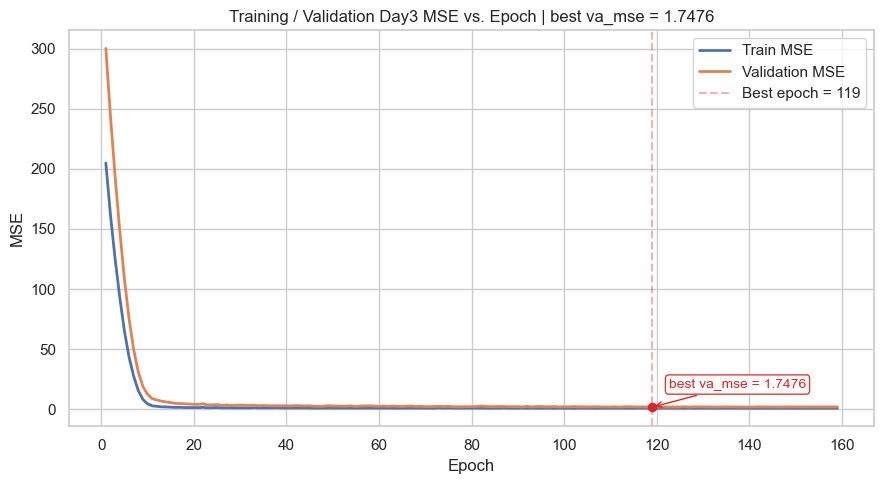
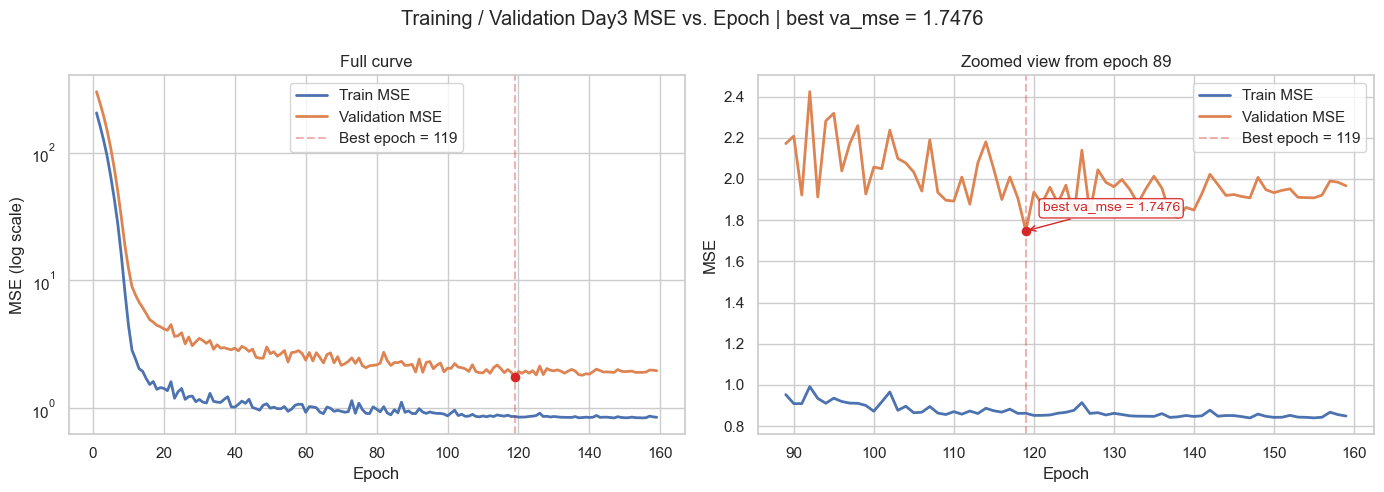
Unified diff of the notebook cell whose output changed from the first chart to the second:
--- before
+++ after
@@ -4,10 +4,26 @@
 best_va_mse = val_hist[best_epoch_plot - 1]
 
-plt.figure(figsize=(9, 5))
-plt.plot(epochs_ran, train_hist, label='Train MSE', linewidth=2)
-plt.plot(epochs_ran, val_hist, label='Validation MSE', linewidth=2)
-plt.axvline(best_epoch_plot, color='tab:red', linestyle='--', alpha=0.35, label=f'Best epoch = {best_epoch_plot}')
-plt.scatter(best_epoch_plot, best_va_mse, color='tab:red', s=35, zorder=3)
-plt.annotate(
+# 左圖看整體趨勢時，用 log y 軸避免前期大 MSE 把後面壓扁。
+# 右圖只放大後期 epochs，方便看細部變化。
+zoom_start = max(1, best_epoch_plot - 30)
+zoom_mask = epochs_ran >= zoom_start
+
+fig, axes = plt.subplots(1, 2, figsize=(14, 5))
+
+axes[0].plot(epochs_ran, train_hist, label='Train MSE', linewidth=2)
+axes[0].plot(epochs_ran, val_hist, label='Validation MSE', linewidth=2)
+axes[0].axvline(best_epoch_plot, color='tab:red', linestyle='--', alpha=0.35, label=f'Best epoch = {best_epoch_plot}')
+axes[0].scatter(best_epoch_plot, best_va_mse, color='tab:red', s=35, zorder=3)
+axes[0].set_yscale('log')
+axes[0].set_xlabel('Epoch')
+axes[0].set_ylabel('MSE (log scale)')
+axes[0].set_title('Full curve')
+axes[0].legend()
+
+axes[1].plot(epochs_ran[zoom_mask], np.array(train_hist)[zoom_mask], label='Train MSE', linewidth=2)
+axes[1].plot(epochs_ran[zoom_mask], np.array(val_hist)[zoom_mask], label='Validation MSE', linewidth=2)
+axes[1].axvline(best_epoch_plot, color='tab:red', linestyle='--', alpha=0.35, label=f'Best epoch = {best_epoch_plot}')
+axes[1].scatter(best_epoch_plot, best_va_mse, color='tab:red', s=35, zorder=3)
+axes[1].annotate(
     f'best va_mse = {best_va_mse:.4f}',
     xy=(best_epoch_plot, best_va_mse),
@@ -19,8 +35,10 @@
     arrowprops=dict(arrowstyle='->', color='tab:red', lw=1),
 )
-plt.xlabel('Epoch')
-plt.ylabel('MSE')
-plt.title(f'Training / Validation Day3 MSE vs. Epoch | best va_mse = {best_va_mse:.4f}')
-plt.legend()
-plt.tight_layout()
+axes[1].set_xlabel('Epoch')
+axes[1].set_ylabel('MSE')
+axes[1].set_title(f'Zoomed view from epoch {zoom_start}')
+axes[1].legend()
+
+fig.suptitle(f'Training / Validation Day3 MSE vs. Epoch | best va_mse = {best_va_mse:.4f}')
+fig.tight_layout()
 plt.show()

Commit: update figures